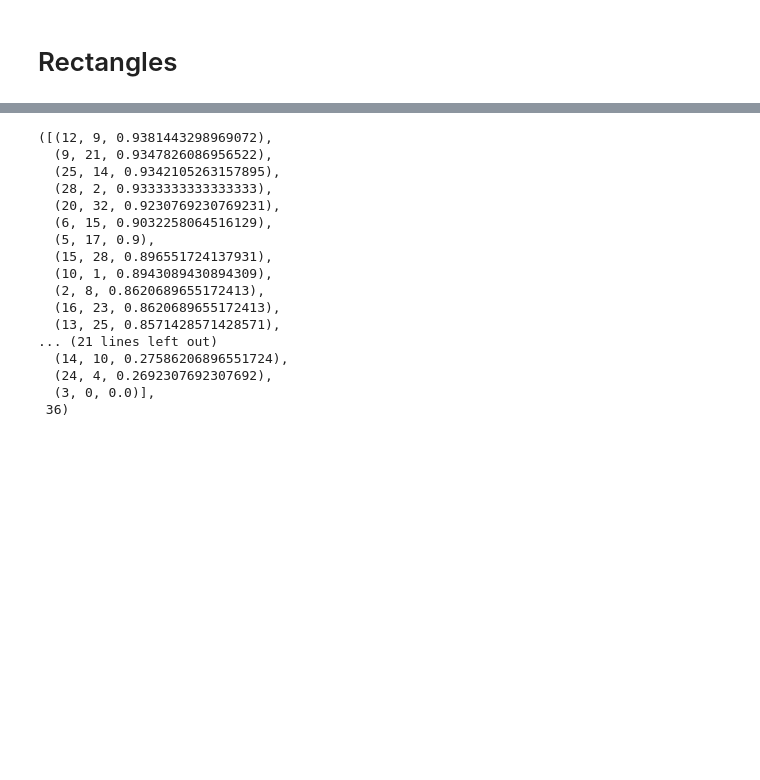
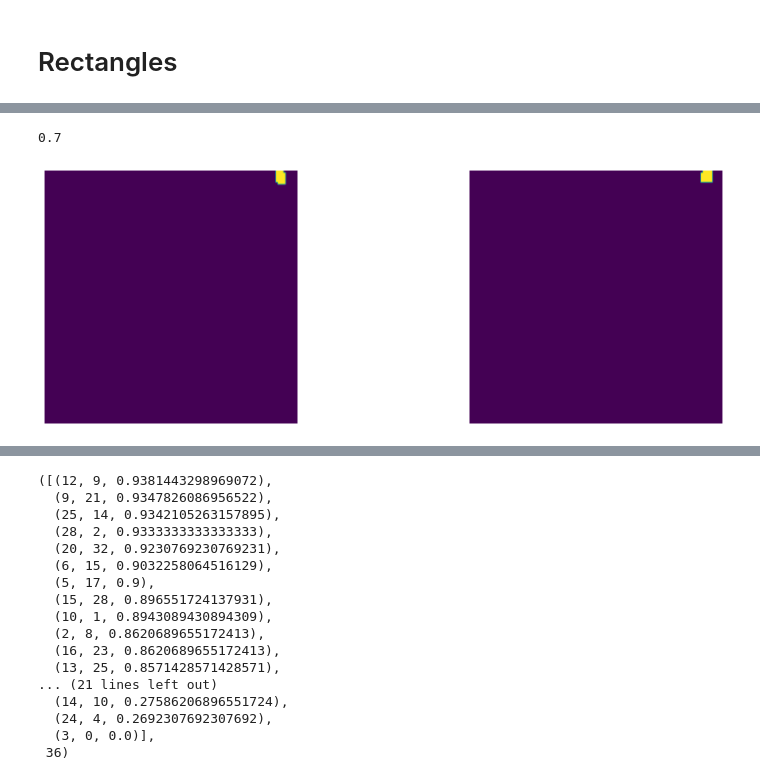
Before and after one commit to alexeyrodriguez/ds-bowl-2018, a Jupyter notebook: src/overfitting_metric.ipynb, the cells around one changed output, grey strips where cells are left out. Saved outputs shown, nothing was run; the diff lists cells and outputs as text; code cells hidden in the pictures; blank space fills up the shorter version.

```diff
--- a/src/overfitting_metric.ipynb
+++ b/src/overfitting_metric.ipynb
@@ -132,0 +140,7 @@ show_imgs([masks[p], ztrm[ix][z]])
+# %%
+z, p, iou = ious[22]
+print(iou)
+show_imgs([masks[p], ztrm[ix][z]])
+# %% [output]
+0.7
+[figure, added]
```
Also changed, not shown: parts of 15 cells of this notebook, 4 other files.
